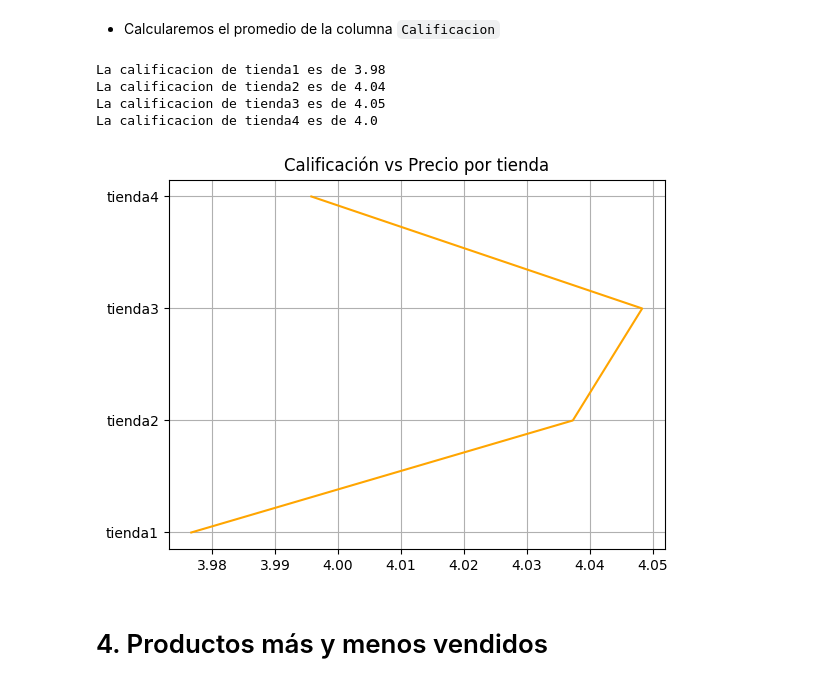
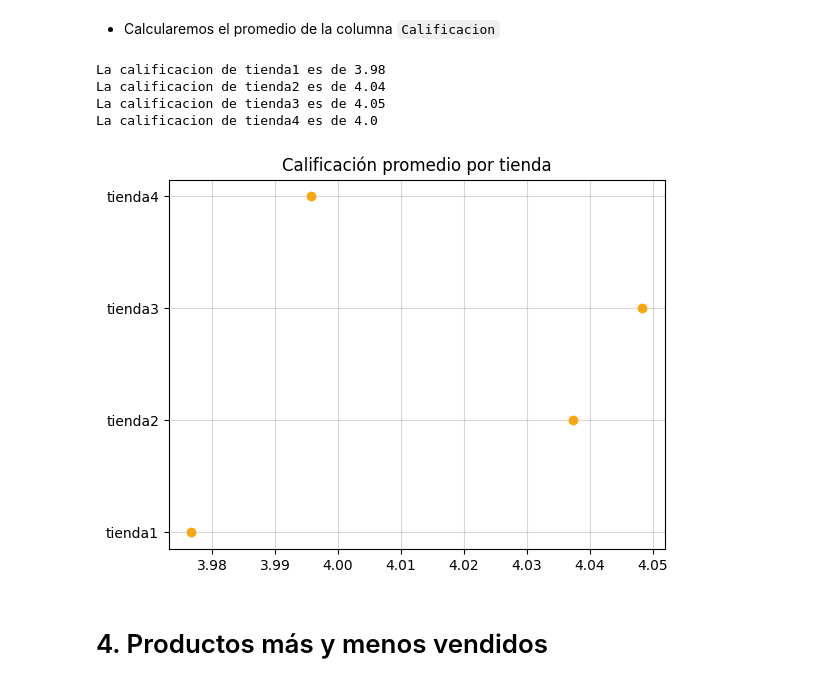
Before and after one commit to MartinFerrari5/challenge1-data-science-latam, a Jupyter notebook: AluraStoreLatam.ipynb, the cells around one changed output. Cells and saved outputs as stored; diff of their text form; code cells hidden in the pictures.

```diff
--- a/AluraStoreLatam.ipynb
+++ b/AluraStoreLatam.ipynb
@@ -158,21 +157,21 @@ Tienda4
 # %%
 calificacion = []
 for i,tienda in enumerate(tiendas):
     total = tienda['Calificación'].mean()
     calificacion.append(total)
     print(f'La calificacion de tienda{i+1} es de {round(total,2)}')
 
 fig, ax = plt.subplots()
-plt.plot(calificacion, tiendas_string, color='orange')
-plt.grid()
-plt.title(f'Calificación vs Precio por tienda')
+plt.scatter(calificacion, tiendas_string, color='orange')
+plt.grid(alpha=0.5)
+plt.title(f'Calificación promedio por tienda')
 plt.show()
 # %% [output]
 La calificacion de tienda1 es de 3.98
 La calificacion de tienda2 es de 4.04
 La calificacion de tienda3 es de 4.05
 La calificacion de tienda4 es de 4.0
-[figure, old version]
+[figure, new version]
 # %% [markdown]
 # 4. Productos más y menos vendidos
 # %%
```
Also changed, not shown: parts of 10 cells of this notebook.
